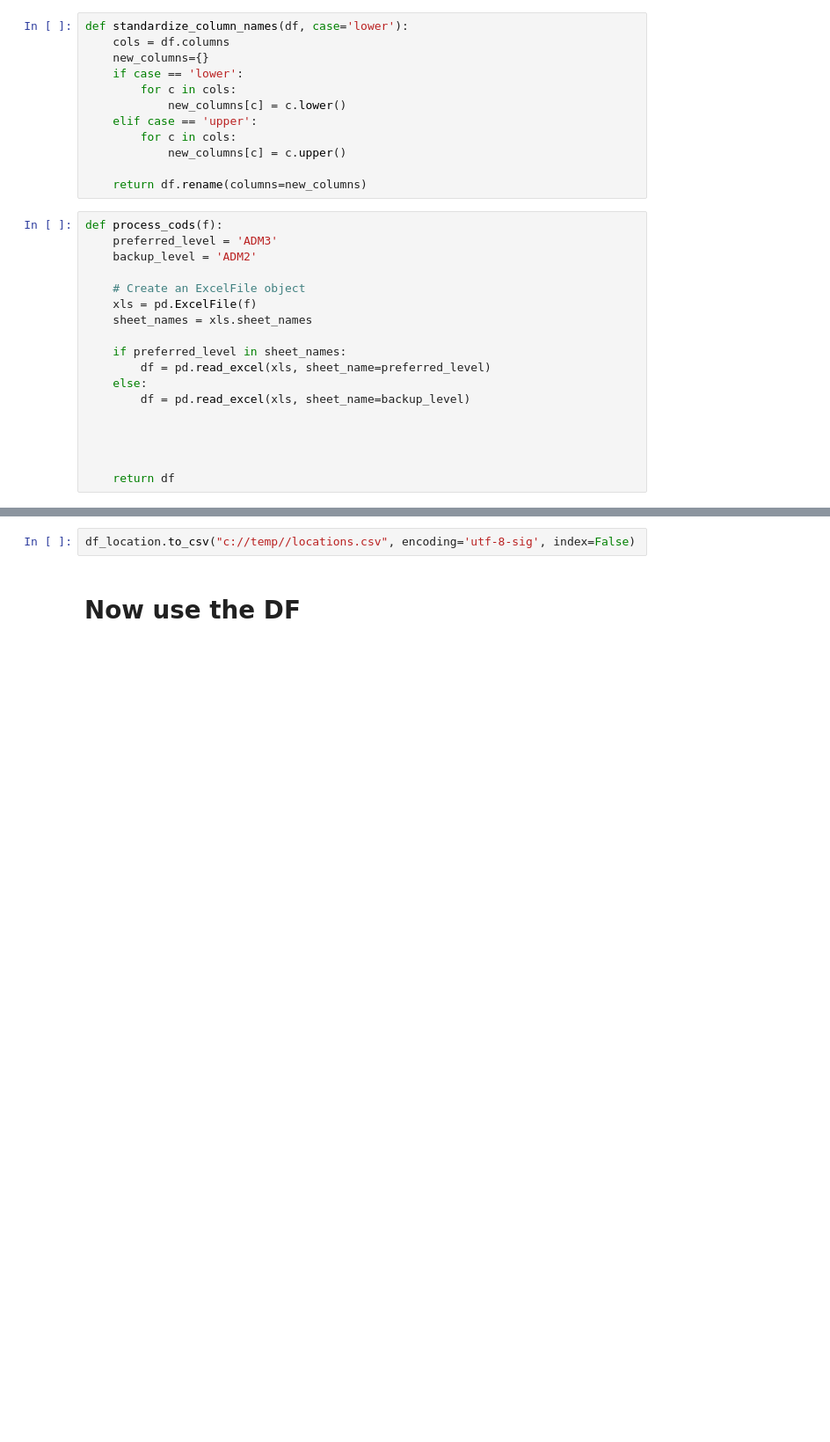
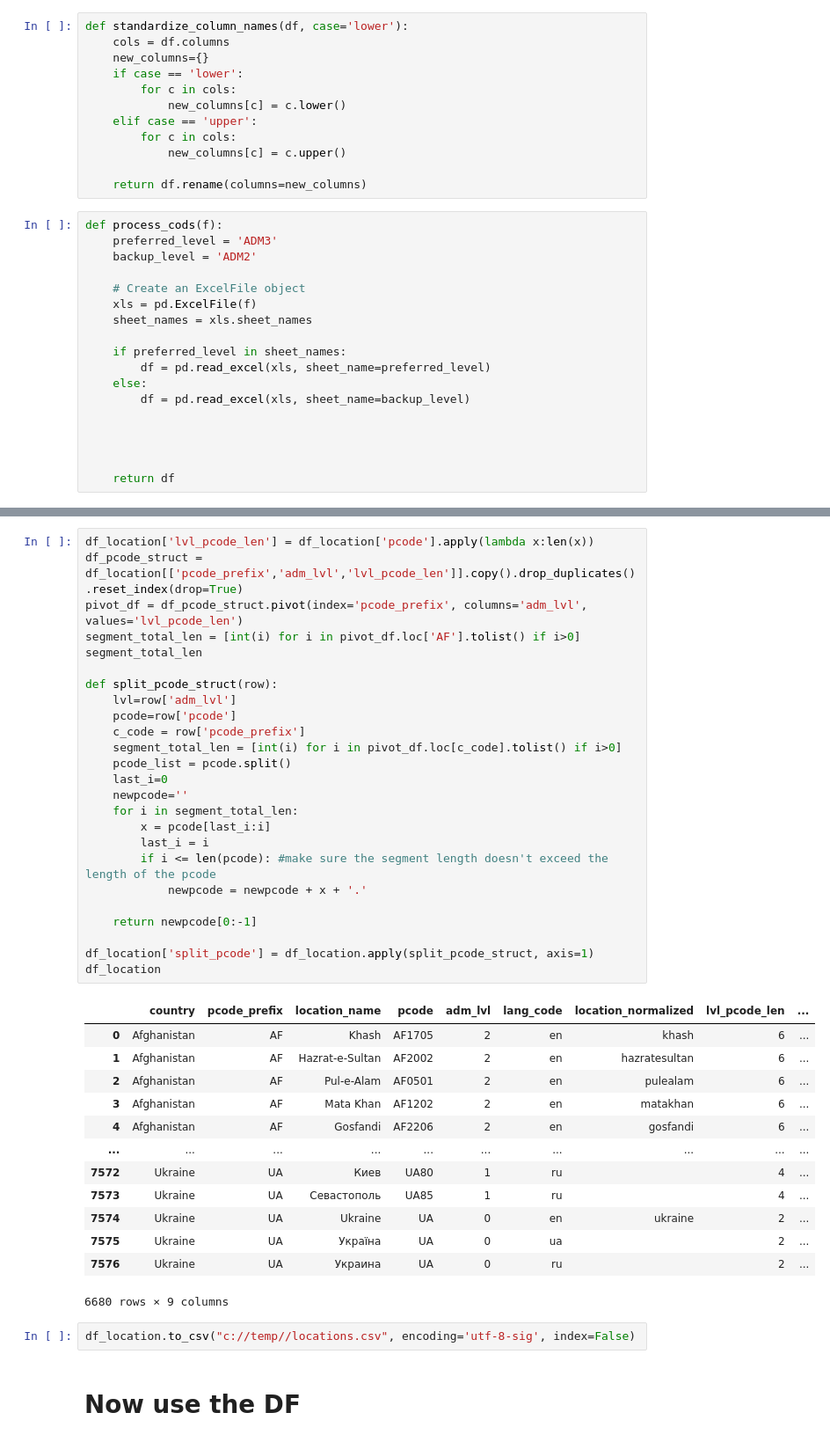
Before and after one commit to ericfrench2015/topic_surveyor, a Jupyter notebook: notebooks/geo_location_contextualizer.ipynb, the cells around one changed output, grey strips where cells are left out. Shown at 88% size. Saved outputs shown, nothing was run; the diff lists cells and outputs as text; blank space fills up the shorter version.

```diff
--- a/notebooks/geo_location_contextualizer.ipynb
+++ b/notebooks/geo_location_contextualizer.ipynb
@@ -146,3 +172,42 @@ df_location[df_location['pcode'] == 'UA0102009']
+# %%
+df_location['lvl_pcode_len'] = df_location['pcode'].apply(lambda x:len(x))
+df_pcode_struct = df_location[['pcode_prefix','adm_lvl','lvl_pcode_len']].copy().drop_duplicates().reset_index(drop=True)
+pivot_df = df_pcode_struct.pivot(index='pcode_prefix', columns='adm_lvl', values='lvl_pcode_len')
+segment_total_len = [int(i) for i in pivot_df.loc['AF'].tolist() if i>0]
+segment_total_len
+
+def split_pcode_struct(row):
+    lvl=row['adm_lvl']
+    pcode=row['pcode']
+    c_code = row['pcode_prefix']
+    segment_total_len = [int(i) for i in pivot_df.loc[c_code].tolist() if i>0]
+    pcode_list = pcode.split()
+    last_i=0
+    newpcode=''
+    for i in segment_total_len:
+        x = pcode[last_i:i]
+        last_i = i
+        if i <= len(pcode): #make sure the segment length doesn't exceed the length of the pcode
+            newpcode = newpcode + x + '.'
+
+    return newpcode[0:-1]
+
+df_location['split_pcode'] = df_location.apply(split_pcode_struct, axis=1)
+df_location
+# %% [output]
+|  | country | pcode_prefix | location_name | pcode | adm_lvl | lang_code | location_normalized | lvl_pcode_len | ... |
+| 0 | Afghanistan | AF | Khash | AF1705 | 2 | en | khash | 6 | ... |
+| 1 | Afghanistan | AF | Hazrat-e-Sultan | AF2002 | 2 | en | hazratesultan | 6 | ... |
+| 2 | Afghanistan | AF | Pul-e-Alam | AF0501 | 2 | en | pulealam | 6 | ... |
+| 3 | Afghanistan | AF | Mata Khan | AF1202 | 2 | en | matakhan | 6 | ... |
+| 4 | Afghanistan | AF | Gosfandi | AF2206 | 2 | en | gosfandi | 6 | ... |
+| ... | ... | ... | ... | ... | ... | ... | ... | ... | ... |
+| 7572 | Ukraine | UA | Киев | UA80 | 1 | ru |  | 4 | ... |
+| 7573 | Ukraine | UA | Севастополь | UA85 | 1 | ru |  | 4 | ... |
+| 7574 | Ukraine | UA | Ukraine | UA | 0 | en | ukraine | 2 | ... |
+| 7575 | Ukraine | UA | Україна | UA | 0 | ua |  | 2 | ... |
+| 7576 | Ukraine | UA | Украина | UA | 0 | ru |  | 2 | ... |
+6680 rows × 9 columns
 # %%
 df_location.to_csv("c://temp//locations.csv", encoding='utf-8-sig', index=False)
 # %% [markdown]
```
Also changed, not shown: parts of 23 cells of this notebook, 1 other file.
